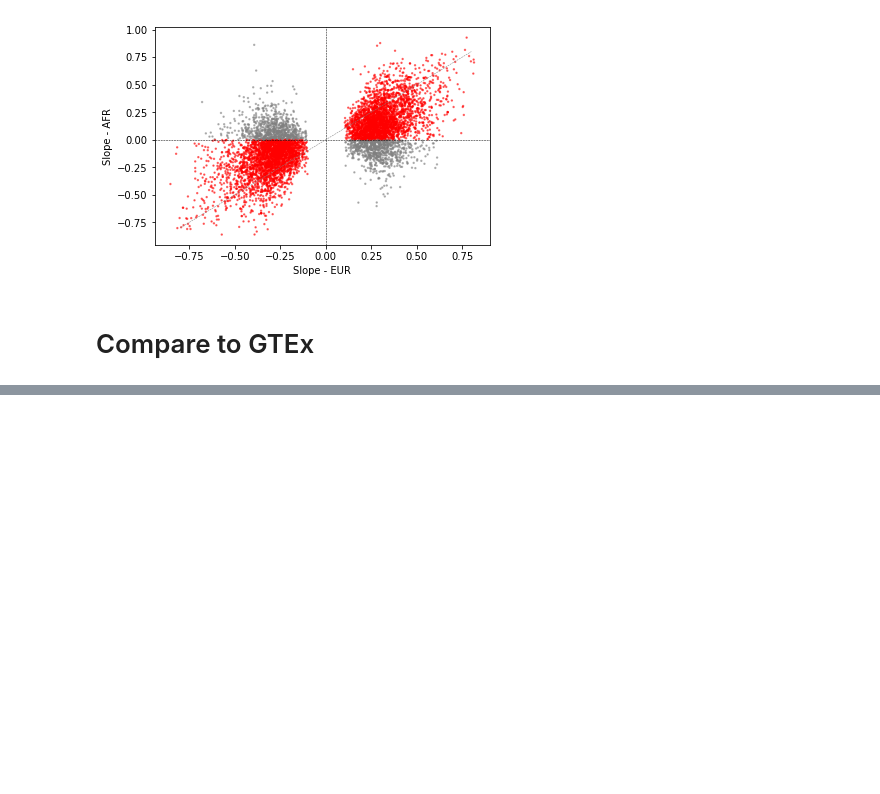
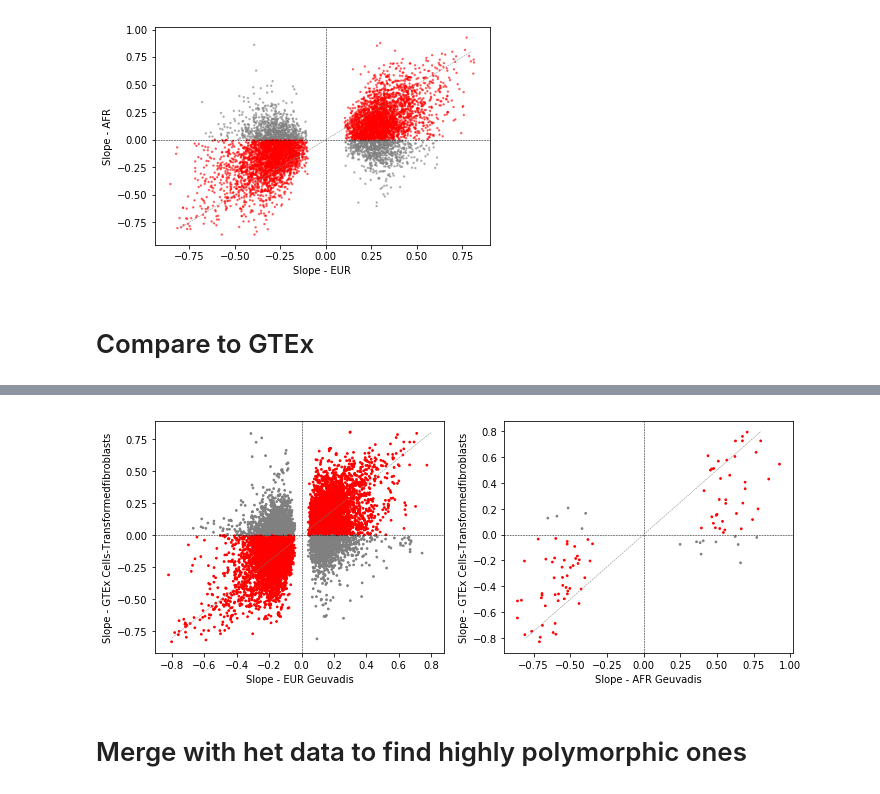
Before and after one commit to gymreklab/1000Genomes-TR-Analysis, a Jupyter notebook: geuvadis/GeuvadisPlots.ipynb, the cells around one changed output, grey strips where cells are left out. Saved outputs shown, nothing was run; the diff lists cells and outputs as text; code cells hidden in the pictures; blank space fills up the shorter version.

Commit message:
adding plotting

```diff
--- a/geuvadis/GeuvadisPlots.ipynb
+++ b/geuvadis/GeuvadisPlots.ipynb
@@ -76,8 +95,8 @@ pltdata = data[(data["p.adj_EUR"]<PTHRESH) | (data["p.adj_AFR"]<PTHRESH)]
 pltdata = pltdata[pltdata["slope_AFR"].apply(abs) < 1]
 pltdata = pltdata[pltdata["slope_EUR"].apply(abs) < 1]
 
-def GetColor(x):
-    if np.sign(x["slope_EUR"])==np.sign(x["slope_AFR"]):
+def GetColor(x, col1="slope_EUR", col2="slope_AFR"):
+    if np.sign(x[col1])==np.sign(x[col2]):
         return "red"
     else: return "gray"
 
@@ -90,4 +109,5 @@ ax.plot([-0.8, 0.8], [-0.8, 0.8], linestyle="dashed", color="gray", linewidth=0.
 ax.set_xlabel("Slope - EUR")
 ax.set_ylabel("Slope - AFR");
 print(scipy.stats.pearsonr(pltdata["slope_EUR"], pltdata["slope_AFR"]))
+fig.savefig("Geuvadis-AFRVsEUR.pdf")
 # %% [output]
@@ -142,7 +162,7 @@ def MergeGTExGeuvadis(gtex, geu):
     geu["start_hg38_rounded"] = geu["start_hg38"].apply(lambda x: int(x/R)*R)
     gtex["start_hg38_rounded"] = gtex["start_hg38"].apply(lambda x: int(x/R)*R)
     # Merge on rounded coords and gene
-    merged = pd.merge(geu[["chrom","start_hg38_rounded","gene_name","slope","p_values","p.adj"]], \
+    merged = pd.merge(geu[["chrom","start_hg38_rounded","start_hg38","gene_name","slope","p_values","p.adj"]], \
                         gtex[["chrom","start_hg38_rounded","gene_name","linreg.beta","linreg.pval","linreg.pval.adj"]])
     merged = merged[~np.isnan(merged["linreg.beta"]) & ~np.isnan(merged["slope"])]
 
@@ -156,6 +176,6 @@ for t in TISSUES:
 
     print("##### %s ########"%t)
     r_eur, p_eur = scipy.stats.pearsonr(eur_merged["slope"], eur_merged["linreg.beta"])
-    print("EUR n=%s r=%.2f p=%.2g"%(eur_merged.shape[0]), r_eur, p_eur)
+    print("EUR n=%s r=%.2f p=%.2g"%(eur_merged.shape[0], r_eur, p_eur))
     r_afr, p_afr = scipy.stats.pearsonr(afr_merged["slope"], afr_merged["linreg.beta"])
-    print("AFR n=%s r=%.2f p=%.2g"%(afr_merged.shape[0]), r_afr, p_afr)
+    print("AFR n=%s r=%.2f p=%.2g"%(afr_merged.shape[0], r_afr, p_afr))
@@ -161,0 +200,33 @@ for t in TISSUES:
+# %%
+# Plot correlation with Cells-Transformedfibroblasts, which had best correlation above
+t = "Cells-Transformedfibroblasts"
+eur_merged = MergeGTExGeuvadis(gtex[t], eur_fdr)
+afr_merged = MergeGTExGeuvadis(gtex[t], afr_fdr)
+
+fig = plt.figure()
+fig.set_size_inches((10, 4))
+
+ax = fig.add_subplot(121)
+ax.scatter(eur_merged["slope"], eur_merged["linreg.beta"], s=3,
+           color=eur_merged.apply(lambda x: GetColor(x, col1="slope", col2="linreg.beta"), 1))
+ax.axvline(x=0, linestyle="dashed", color="black", linewidth=0.5)
+ax.axhline(y=0, linestyle="dashed", color="black", linewidth=0.5)
+ax.plot([-0.8, 0.8], [-0.8, 0.8], linestyle="dashed", color="gray", linewidth=0.5)
+ax.set_xlabel("Slope - EUR Geuvadis")
+ax.set_ylabel("Slope - GTEx %s"%t);
+
+ax = fig.add_subplot(122)
+ax.scatter(afr_merged["slope"], afr_merged["linreg.beta"], s=3,
+           color=afr_merged.apply(lambda x: GetColor(x, col1="slope", col2="linreg.beta"), 1))
+ax.axvline(x=0, linestyle="dashed", color="black", linewidth=0.5)
+ax.axhline(y=0, linestyle="dashed", color="black", linewidth=0.5)
+ax.plot([-0.8, 0.8], [-0.8, 0.8], linestyle="dashed", color="gray", linewidth=0.5)
+ax.set_xlabel("Slope - AFR Geuvadis")
+ax.set_ylabel("Slope - GTEx %s"%t);
+
+fig.tight_layout()
+fig.savefig("Geuvadis-Vs-GTEx-%s.pdf"%t)
+# %% [output]
+[figure, added]
+# %% [markdown]
+# Merge with het data to find highly polymorphic ones
```
Also changed, not shown: parts of 11 cells of this notebook, 1 other file.
